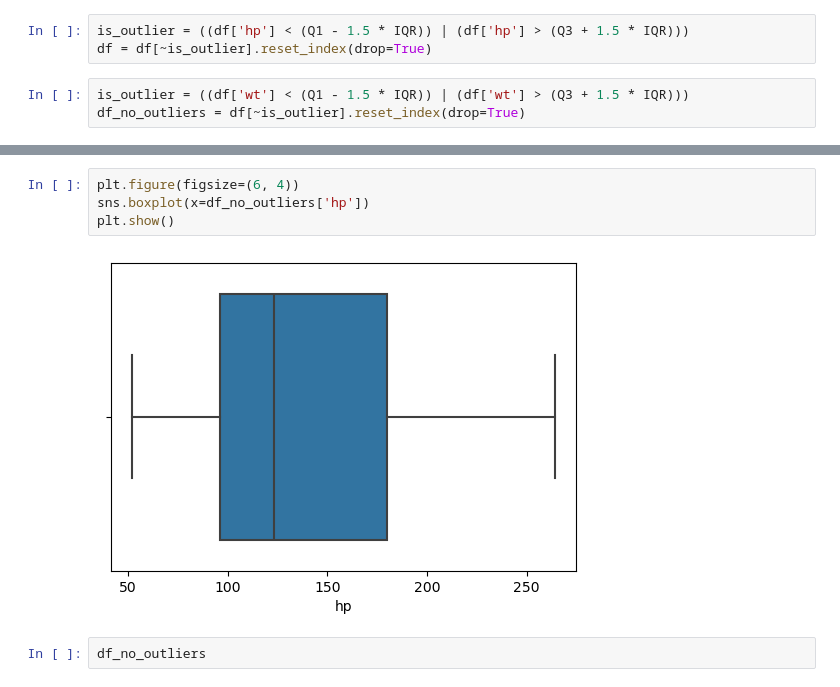
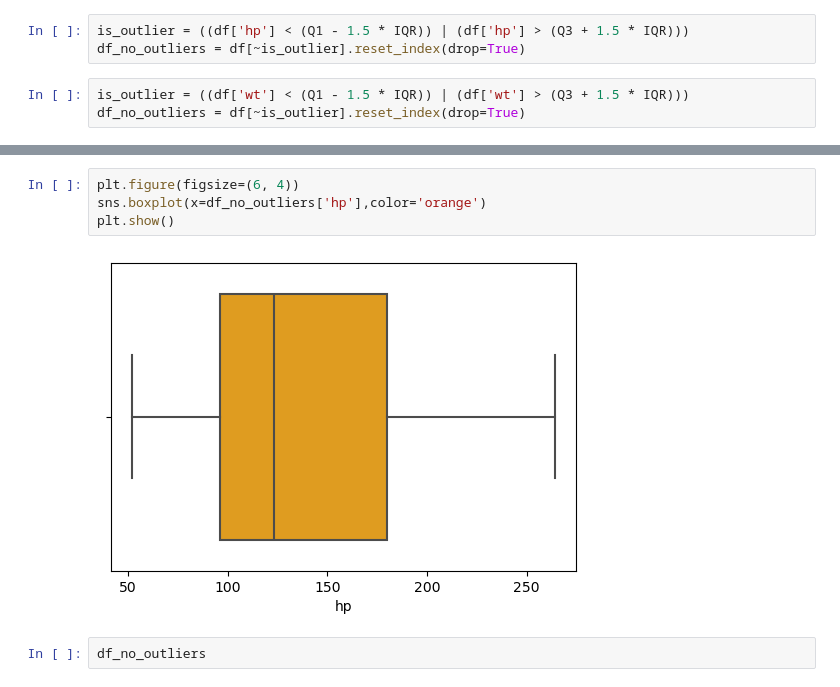
Before and after one commit to Tangirala20/Machine-Learning-Projects, a Jupyter notebook: Best Fit model for MT_Cars.ipynb, the cells around one changed output, grey strips where cells are left out. Cells and saved outputs as stored; diff of their text form.

```diff
--- a/Best Fit model for MT_Cars.ipynb
+++ b/Best Fit model for MT_Cars.ipynb
@@ -116,7 +117,7 @@ Q3 = df['hp'].quantile(0.75)
 IQR = Q3 - Q1
 # %%
 is_outlier = ((df['hp'] < (Q1 - 1.5 * IQR)) | (df['hp'] > (Q3 + 1.5 * IQR)))
-df = df[~is_outlier].reset_index(drop=True)
+df_no_outliers = df[~is_outlier].reset_index(drop=True)
 # %%
 is_outlier = ((df['wt'] < (Q1 - 1.5 * IQR)) | (df['wt'] > (Q3 + 1.5 * IQR)))
 df_no_outliers = df[~is_outlier].reset_index(drop=True)
@@ -135,9 +136,9 @@ plt.show()
 # %%
 plt.figure(figsize=(6, 4))
-sns.boxplot(x=df_no_outliers['hp'])
+sns.boxplot(x=df_no_outliers['hp'],color='orange')
 plt.show()
 # %% [output]
-[figure, old version]
+[figure, new version]
 # %%
 df_no_outliers
 # %% [output]
```
Also changed, not shown: parts of 54 cells of this notebook, 1 other file.
